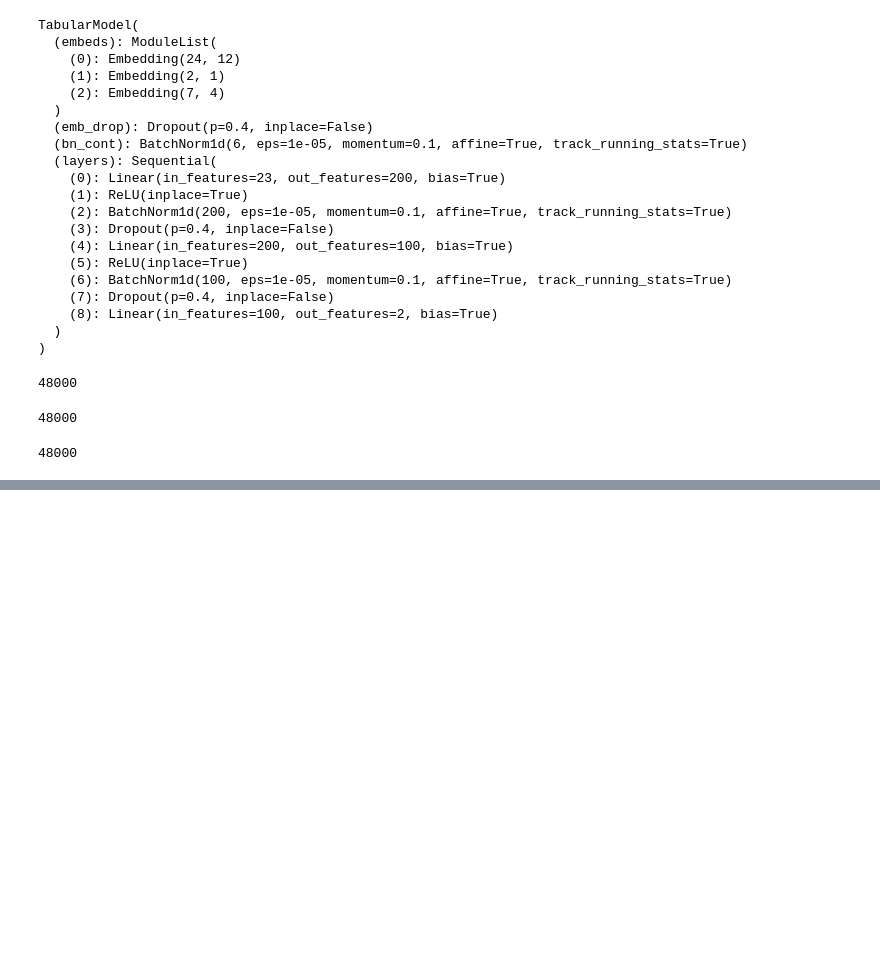
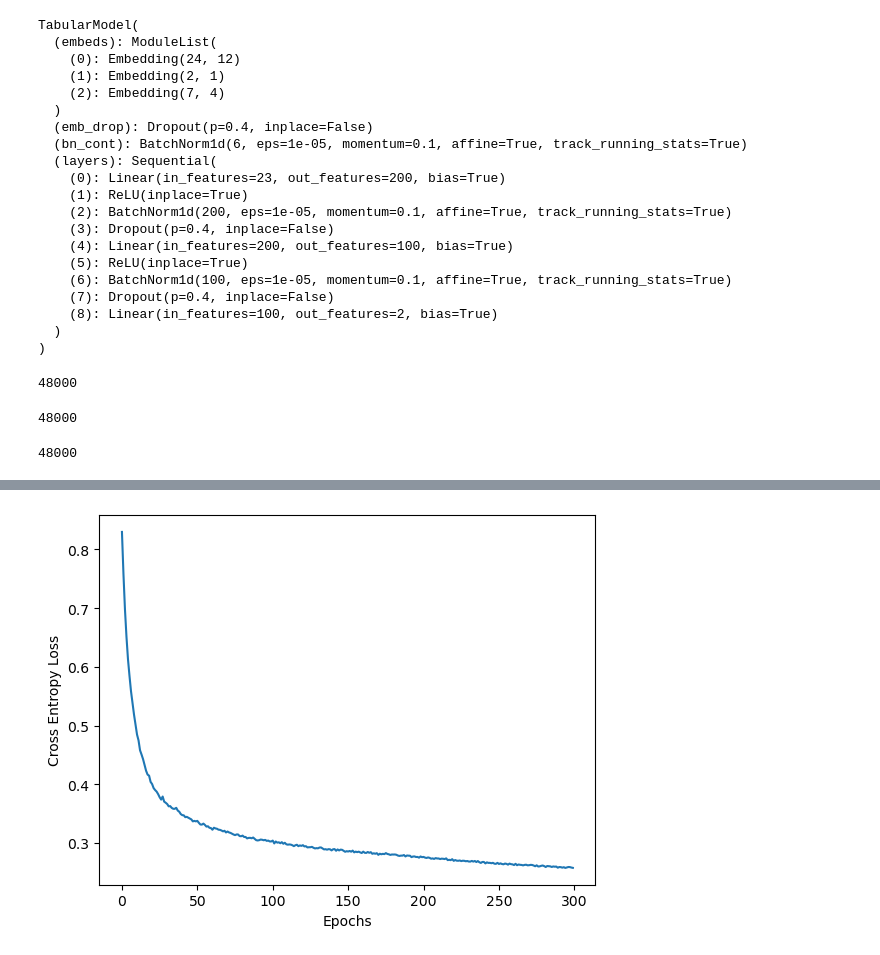
Before and after one commit to sulabola/PyTorch_for_Deep_Learning, a Jupyter notebook: Chapter 5 - Artificial Neural Networks.ipynb, the cells around one changed output, grey strips where cells are left out. Cells and saved outputs as stored; diff of their text form; code cells hidden in the pictures; blank space fills up the shorter version.

```diff
--- a/Chapter 5 - Artificial Neural Networks.ipynb
+++ b/Chapter 5 - Artificial Neural Networks.ipynb
@@ -2332,3 +2332,23 @@ len(y_train)
 48000
 # %%
 ### Train the model
+
+start_time = time.time()
+
+epochs = 300
+losses = []
+
+for i in range(1, epochs+1):
+    y_pred = model(cat_train, con_train)
+    loss = criterion(y_pred,y_train)
+    losses.append(loss)
+
+    if i%25 == 1:
+        print(f'epoch: {i:3} loss: {loss.item()}:10.8f')
+
+    optimizer.zero_grad()
+    loss.backward()
+    optimizer.step()
+
+print(f'epoch: {i:3}  loss: {loss.item():.8f}') # print the last line
+print(f'\nDuration: {time.time() - start_time:.0f} seconds') # print the time elapsed
@@ -2334,0 +2371,8 @@ len(y_train)
+# %%
+### Plot the loss function
+
+plt.plot(range(epochs), [loss.item() for loss in losses])
+plt.ylabel('Cross Entropy Loss')
+plt.xlabel('Epochs');
+# %% [output]
+[figure, added]
```
Also changed, not shown: parts of 7 cells of this notebook.
